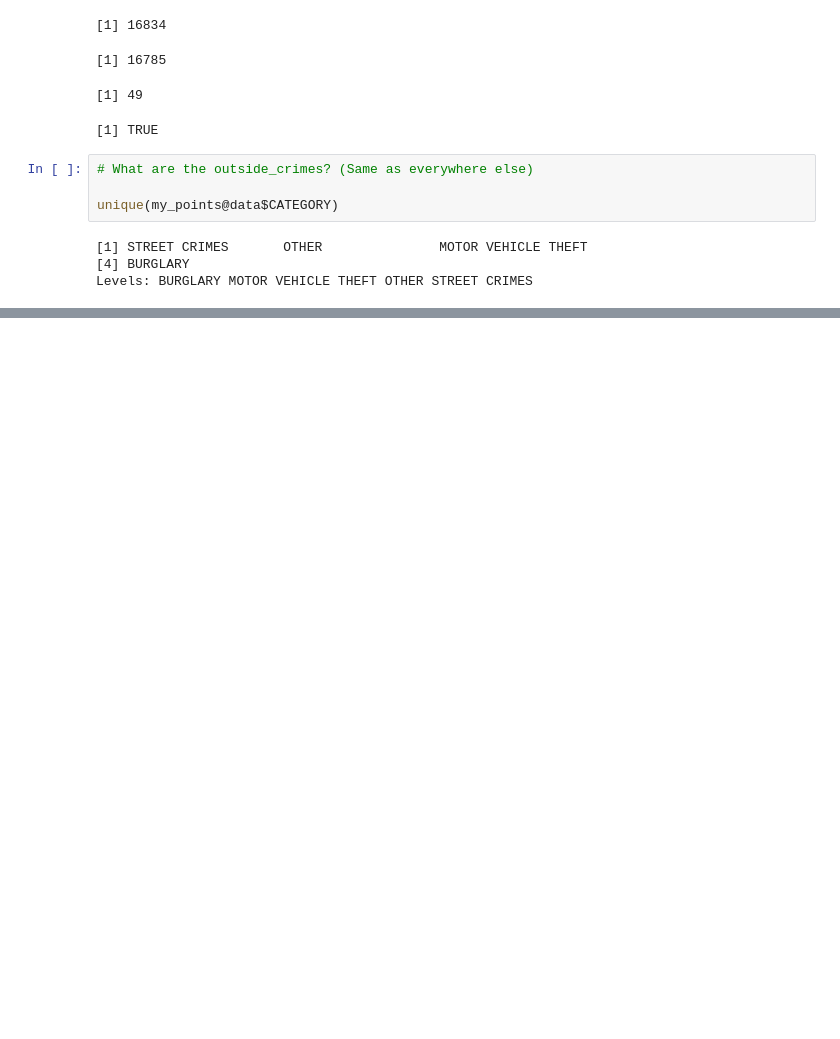
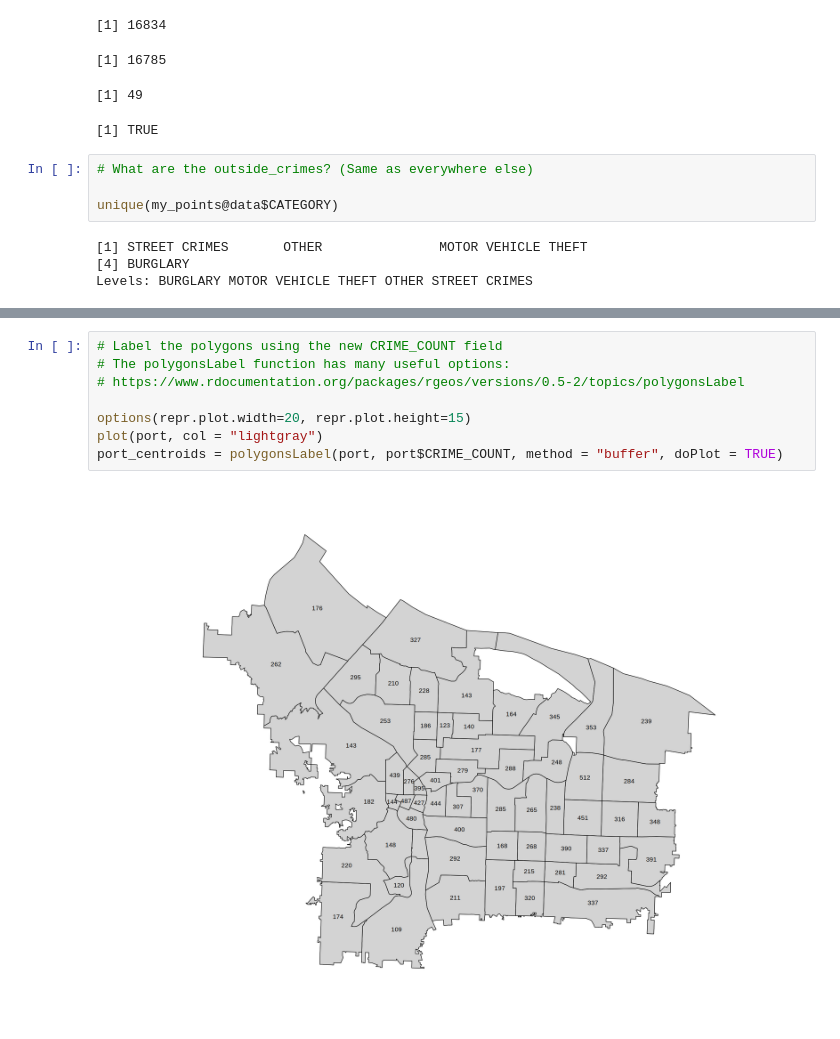
Before and after one commit to lagerratrobe/sp_maps, a Jupyter notebook: SP_Maps.ipynb, the cells around one changed output, grey strips where cells are left out. Drawn from its saved outputs; the diff is of its cells as text; blank space fills up the shorter version.

```diff
--- a/SP_Maps.ipynb
+++ b/SP_Maps.ipynb
@@ -330,0 +356,10 @@ Levels: BURGLARY MOTOR VEHICLE THEFT OTHER STREET CRIMES
+# %%
+# Label the polygons using the new CRIME_COUNT field
+# The polygonsLabel function has many useful options:
+# https://www.rdocumentation.org/packages/rgeos/versions/0.5-2/topics/polygonsLabel
+
+options(repr.plot.width=20, repr.plot.height=15)
+plot(port, col = "lightgray")
+port_centroids = polygonsLabel(port, port$CRIME_COUNT, method = "buffer", doPlot = TRUE)
+# %% [output]
+[figure, added]
```
Also changed, not shown: parts of 4 cells of this notebook.
